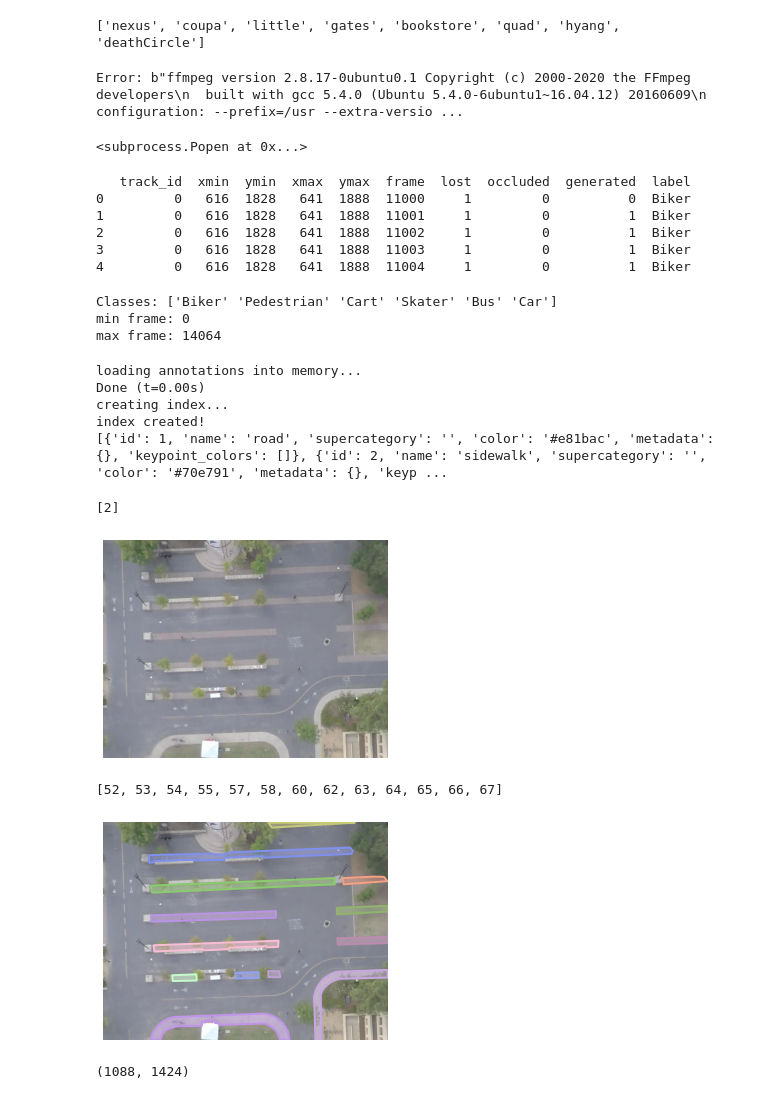
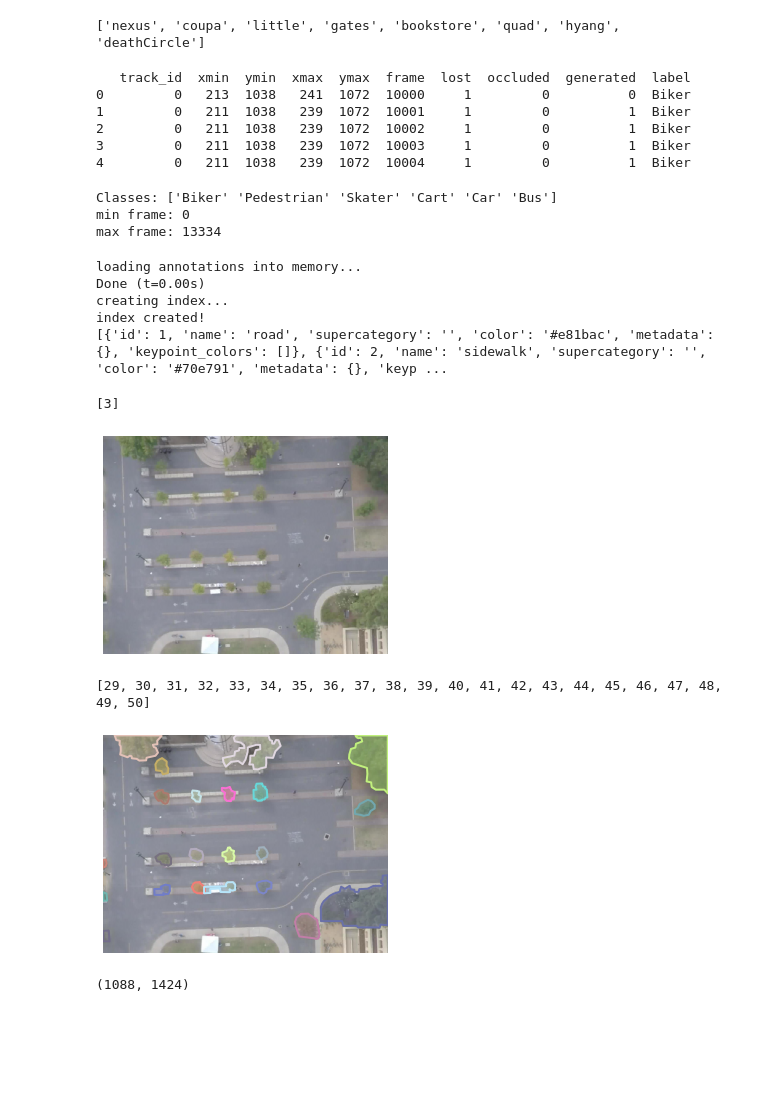
Before and after one commit to MZHI/stanford_drone_dataset_to_semantic_task, a Jupyter notebook: data_preprocessing.ipynb, the cells around one changed output. Drawn from its saved outputs; the diff is of its cells as text; code cells hidden in the pictures; blank space fills up the shorter version.

Commit message:
Some visualization in draft notebook

```diff
--- a/data_preprocessing.ipynb
+++ b/data_preprocessing.ipynb
@@ -71,27 +71,24 @@ class VideoDataset:
 v_dataset = VideoDataset()
 print(v_dataset.get_scenes())
 
-# scene_name = "bookstore"
-# video = "video0"
-scene_name = "deathCircle"
-video = "video1"
+scene_name = "bookstore"
+video = "video0"
+# scene_name = "deathCircle"
+# video = "video1"
 
 first_frame = v_dataset.get_frame(scene_name, video)
 # %% [output]
 ['nexus', 'coupa', 'little', 'gates', 'bookstore', 'quad', 'hyang', 'deathCircle']
 # %%
 # 2. Split video into frames
-v_dataset.split_video(scene_name, video)
+# v_dataset.split_video(scene_name, video)
-# %% [output]
-Error: b"ffmpeg version 2.8.17-0ubuntu0.1 Copyright (c) 2000-2020 the FFmpeg developers\n  built with gcc 5.4.0 (Ubuntu 5.4.0-6ubuntu1~16.04.12) 20160609\n  configuration: --prefix=/usr --extra-versio ...
-<subprocess.Popen at 0x...>
 # %%
 # 3. Load annotations for bboxes
 ann_df = v_dataset.load_annotations(scene_name, video)
 # %% [output]
    track_id  xmin  ymin  xmax  ymax  frame  lost  occluded  generated  label
-0         0   616  1828   641  1888  11000     1         0          0  Biker
-1         0   616  1828   641  1888  11001     1         0          1  Biker
-2         0   616  1828   641  1888  11002     1         0          1  Biker
-3         0   616  1828   641  1888  11003     1         0          1  Biker
-4         0   616  1828   641  1888  11004     1         0          1  Biker
+0         0   213  1038   241  1072  10000     1         0          0  Biker
+1         0   211  1038   239  1072  10001     1         0          1  Biker
+2         0   211  1038   239  1072  10002     1         0          1  Biker
+3         0   211  1038   239  1072  10003     1         0          1  Biker
+4         0   211  1038   239  1072  10004     1         0          1  Biker
@@ -103,9 +102,9 @@ max_frame = ann_df["frame"].max()
 print(f"min frame: {min_frame}")
 print(f"max frame: {max_frame}")
 # %% [output]
-Classes: ['Biker' 'Pedestrian' 'Cart' 'Skater' 'Bus' 'Car']
+Classes: ['Biker' 'Pedestrian' 'Skater' 'Cart' 'Car' 'Bus']
 min frame: 0
-max frame: 14064
+max frame: 13334
 # %%
 root_dir = "/media/hdd/stanford_campus_dataset"
 ann_path = Path(root_dir) / "annotations" / scene_name / video / ("stuff.json")
@@ -122,30 +121,30 @@ index created!
 # %%
 import skimage.io as io
 
-filterClasses = ['sidewalk']
+filterClasses = ['greens']
 catIds = coco.getCatIds(catNms=filterClasses)
 print(catIds)
 # Get all images containing the above Category IDs
 imgIds = coco.getImgIds(catIds=catIds)
 img = coco.loadImgs(imgIds[0])[0]
 I = io.imread('{}/annotations/{}/{}/{}'.format(root_dir,scene_name,video, "reference.jpg"))/255.0
 
 plt.axis('off')
 plt.imshow(I)
 plt.show()
 
 # Load and display instance annotations
 plt.imshow(I)
 plt.axis('off')
 annIds = coco.getAnnIds(imgIds=img['id'], catIds=catIds, iscrowd=None)
 print(annIds)
 anns = coco.loadAnns(annIds)
 coco.showAnns(anns)
 # %% [output]
-[2]
+[3]
 [figure]
-[52, 53, 54, 55, 57, 58, 60, 62, 63, 64, 65, 66, 67]
+[29, 30, 31, 32, 33, 34, 35, 36, 37, 38, 39, 40, 41, 42, 43, 44, 45, 46, 47, 48, 49, 50]
-[figure, old version]
+[figure, new version]
 # %%
 anns
 # %%
```
Also changed, not shown: parts of 9 cells of this notebook.
